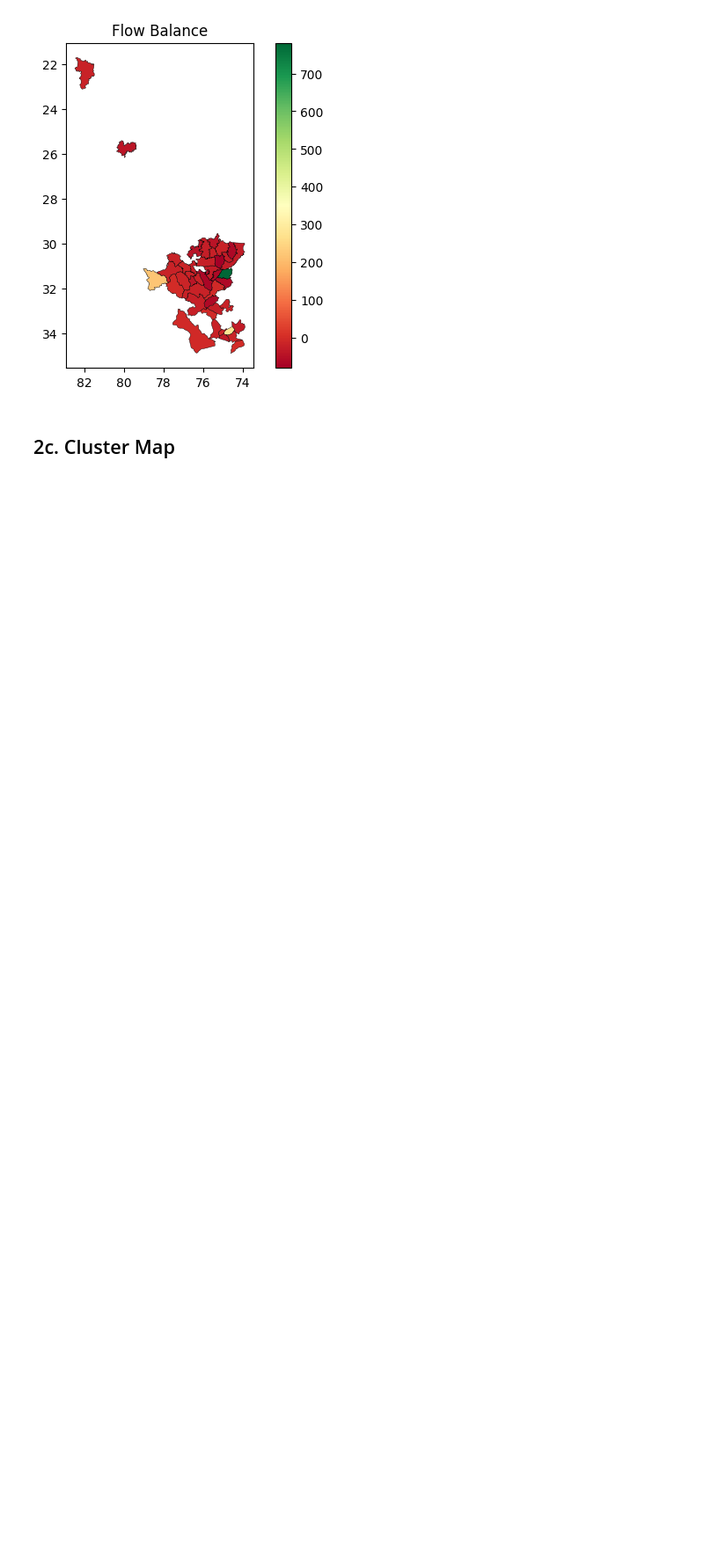
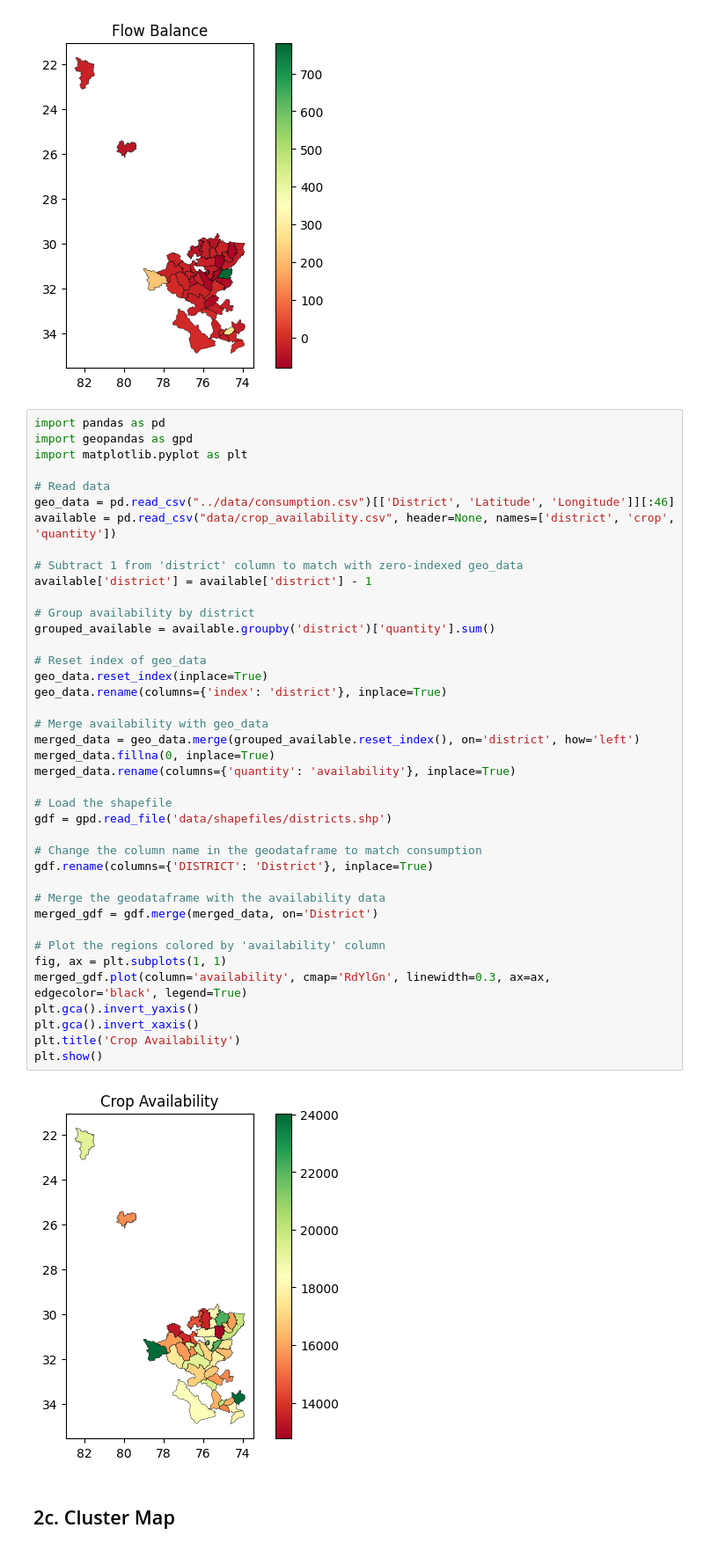
Before and after one commit to ReubenNarad/pds, a Jupyter notebook: postprocess/postprocess.ipynb, the cells around one changed output. Shown: that part at 88% size. Saved outputs shown, nothing was run; the diff lists cells and outputs as text; blank space fills up the shorter version.

Commit message:
added availability chart

```diff
--- a/postprocess/postprocess.ipynb
+++ b/postprocess/postprocess.ipynb
@@ -109,6 +109,48 @@ plt.title('Flow Balance')
 plt.show()
 # %% [output]
 [figure]
+# %%
+import pandas as pd
+import geopandas as gpd
+import matplotlib.pyplot as plt
+
+# Read data
+geo_data = pd.read_csv("../data/consumption.csv")[['District', 'Latitude', 'Longitude']][:46]
+available = pd.read_csv("data/crop_availability.csv", header=None, names=['district', 'crop', 'quantity'])
+
+# Subtract 1 from 'district' column to match with zero-indexed geo_data
+available['district'] = available['district'] - 1
+
+# Group availability by district
+grouped_available = available.groupby('district')['quantity'].sum()
+
+# Reset index of geo_data
+geo_data.reset_index(inplace=True)
+geo_data.rename(columns={'index': 'district'}, inplace=True)
+
+# Merge availability with geo_data
+merged_data = geo_data.merge(grouped_available.reset_index(), on='district', how='left')
+merged_data.fillna(0, inplace=True)
+merged_data.rename(columns={'quantity': 'availability'}, inplace=True)
+
+# Load the shapefile
+gdf = gpd.read_file('data/shapefiles/districts.shp')
+
+# Change the column name in the geodataframe to match consumption
+gdf.rename(columns={'DISTRICT': 'District'}, inplace=True)
+
+# Merge the geodataframe with the availability data
+merged_gdf = gdf.merge(merged_data, on='District')
+
+# Plot the regions colored by 'availability' column
+fig, ax = plt.subplots(1, 1)
+merged_gdf.plot(column='availability', cmap='RdYlGn', linewidth=0.3, ax=ax, edgecolor='black', legend=True)
+plt.gca().invert_yaxis()
+plt.gca().invert_xaxis()
+plt.title('Crop Availability')
+plt.show()
+# %% [output]
+[figure, added]
 # %% [markdown]
 ## 2c. Cluster Map
 # %%
```
Also changed, not shown: parts of 1 cell of this notebook, 14 other files.
